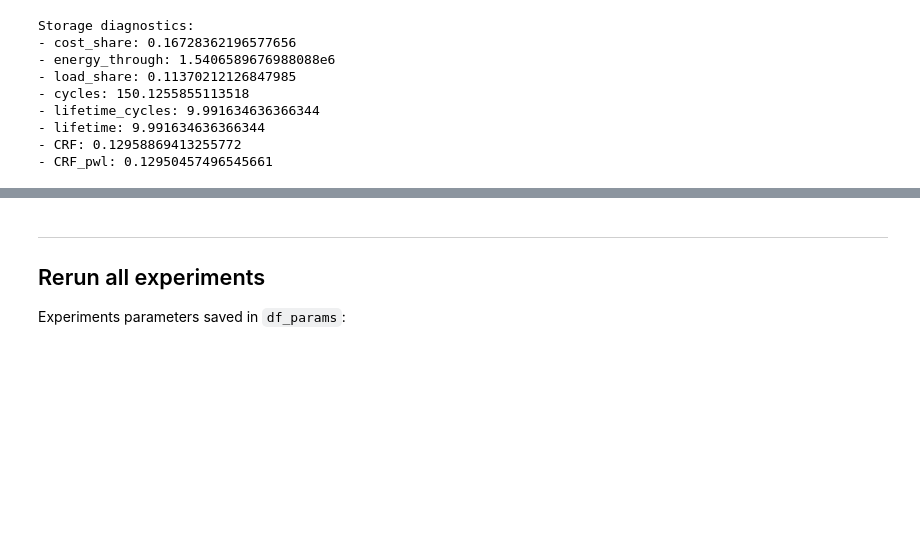
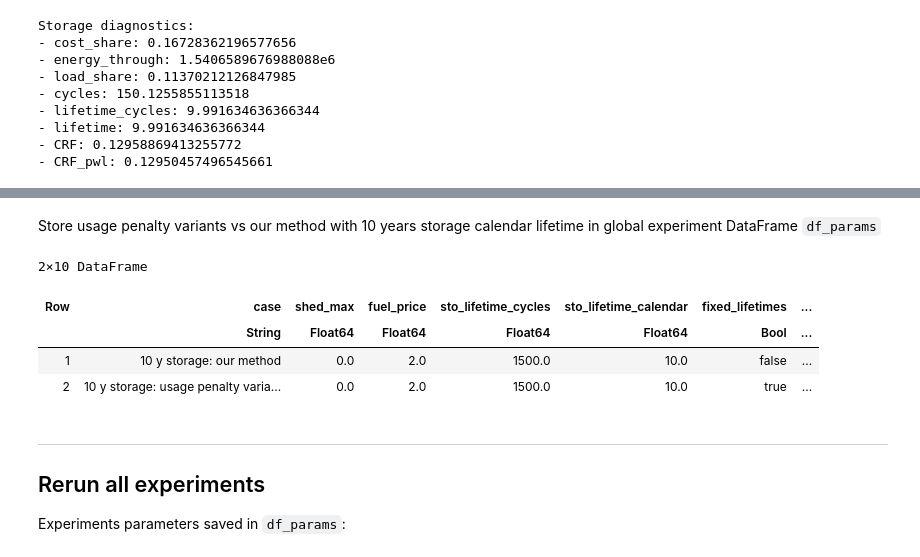
Before and after one commit to pierre-haessig/Microgrids.JuMP, a Jupyter notebook: Cvx_article_experiments.ipynb, the cells around one changed output, grey strips where cells are left out. Saved outputs shown, nothing was run; the diff lists cells and outputs as text; code cells hidden in the pictures; blank space fills up the shorter version.

```diff
--- a/Cvx_article_experiments.ipynb
+++ b/Cvx_article_experiments.ipynb
@@ -1383,3 +1464,33 @@ round.([x_penal_cal10y x_penal1 x_cal10y]; digits=1) # optimal sizing
+# %% [markdown]
+Store usage penalty variants vs our method with 10 years storage calendar lifetime in global experiment DataFrame `df_params`
+# %%
+p = (;
+    case="10 y storage: ",
+    shed_max,
+    fuel_price=mgopt_base.generator.fuel_price,
+    sto_lifetime_cycles=mgopt_base.storage.lifetime_cycles,
+    sto_lifetime_calendar=10,
+    fixed_lifetimes=true, gen_hours_assum=2000, # needed for O&M cost
+    n_ztan=10, relax_gain, # needed for usage penalty and our method
+    usage_penal=3,
+    )
+# Params altered for our method
+push!(df_params, p)
+df_params[end, "case"] *= "our method"
+df_params[end, "fixed_lifetimes"] = false
+df_params[end, "usage_penal"] = 0
+
+# Params for usage penalty
+push!(df_params, p)
+df_params[end, "case"] *= "usage penalty variant 3"
+
+df_params[end-1:end,:]
+# %% [output]
+2×10 DataFrame
+| Row | case | shed_max | fuel_price | sto_lifetime_cycles | sto_lifetime_calendar | fixed_lifetimes | ... |
+|  | String | Float64 | Float64 | Float64 | Float64 | Bool | ... |
+| 1 | 10 y storage: our method | 0.0 | 2.0 | 1500.0 | 10.0 | false | ... |
+| 2 | 10 y storage: usage penalty varia... | 0.0 | 2.0 | 1500.0 | 10.0 | true | ... |
 # %% [markdown]
 ---
 
```
Also changed, not shown: parts of 62 cells of this notebook, 1 other file.
